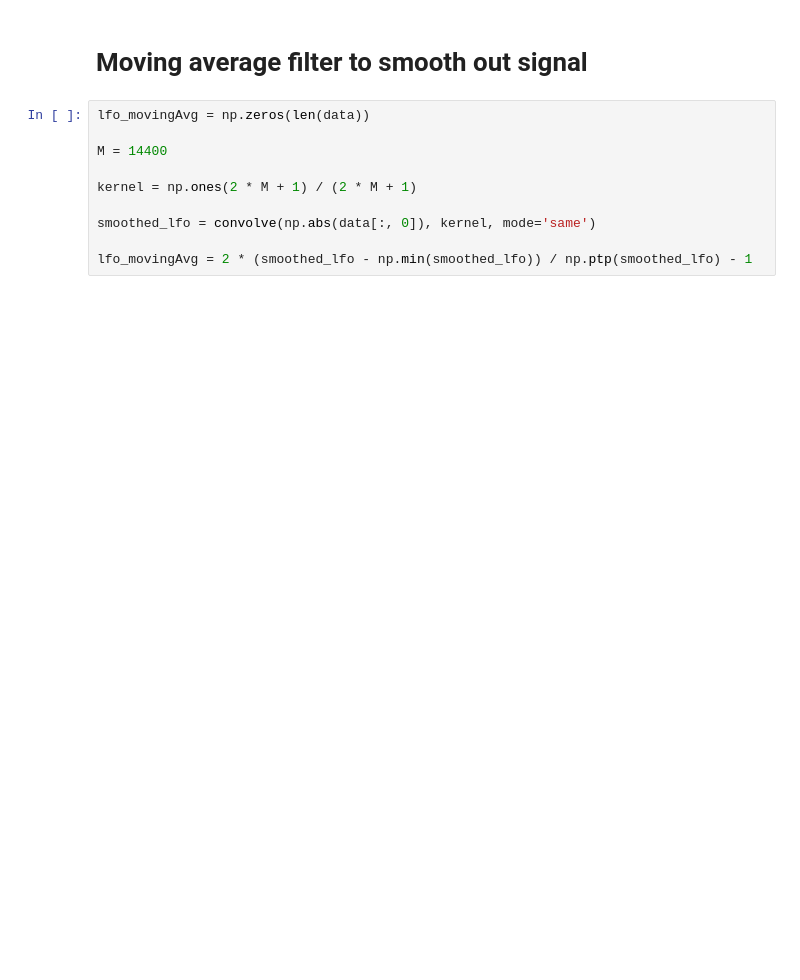
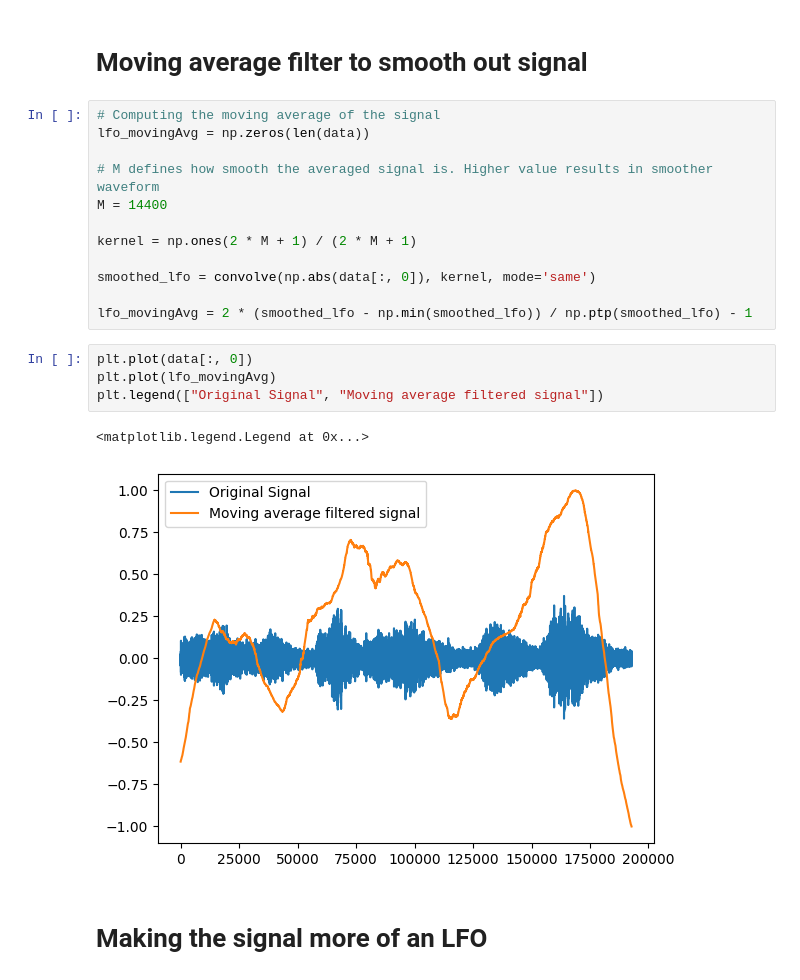
Before and after one commit to kevbrnen/Music-Technology-Final-Project, a Jupyter notebook: LFOs/EnvelopeFollowing.ipynb, the cells around one changed output. Drawn from its saved outputs; the diff is of its cells as text; blank space fills up the shorter version.

```diff
--- a/LFOs/EnvelopeFollowing.ipynb
+++ b/LFOs/EnvelopeFollowing.ipynb
@@ -51,8 +58,10 @@ plt.plot(lfo)
 # %% [markdown]
 # Moving average filter to smooth out signal
 # %%
+# Computing the moving average of the signal
 lfo_movingAvg = np.zeros(len(data))
 
+# M defines how smooth the averaged signal is. Higher value results in smoother waveform
 M = 14400
 
 kernel = np.ones(2 * M + 1) / (2 * M + 1)
@@ -60,3 +69,12 @@ kernel = np.ones(2 * M + 1) / (2 * M + 1)
 smoothed_lfo = convolve(np.abs(data[:, 0]), kernel, mode='same')
 
 lfo_movingAvg = 2 * (smoothed_lfo - np.min(smoothed_lfo)) / np.ptp(smoothed_lfo) - 1
+# %%
+plt.plot(data[:, 0])
+plt.plot(lfo_movingAvg)
+plt.legend(["Original Signal", "Moving average filtered signal"])
+# %% [output]
+<matplotlib.legend.Legend at 0x...>
+[figure, added]
+# %% [markdown]
+# Making the signal more of an LFO
```
Also changed, not shown: parts of 13 cells of this notebook, 1 other file.
